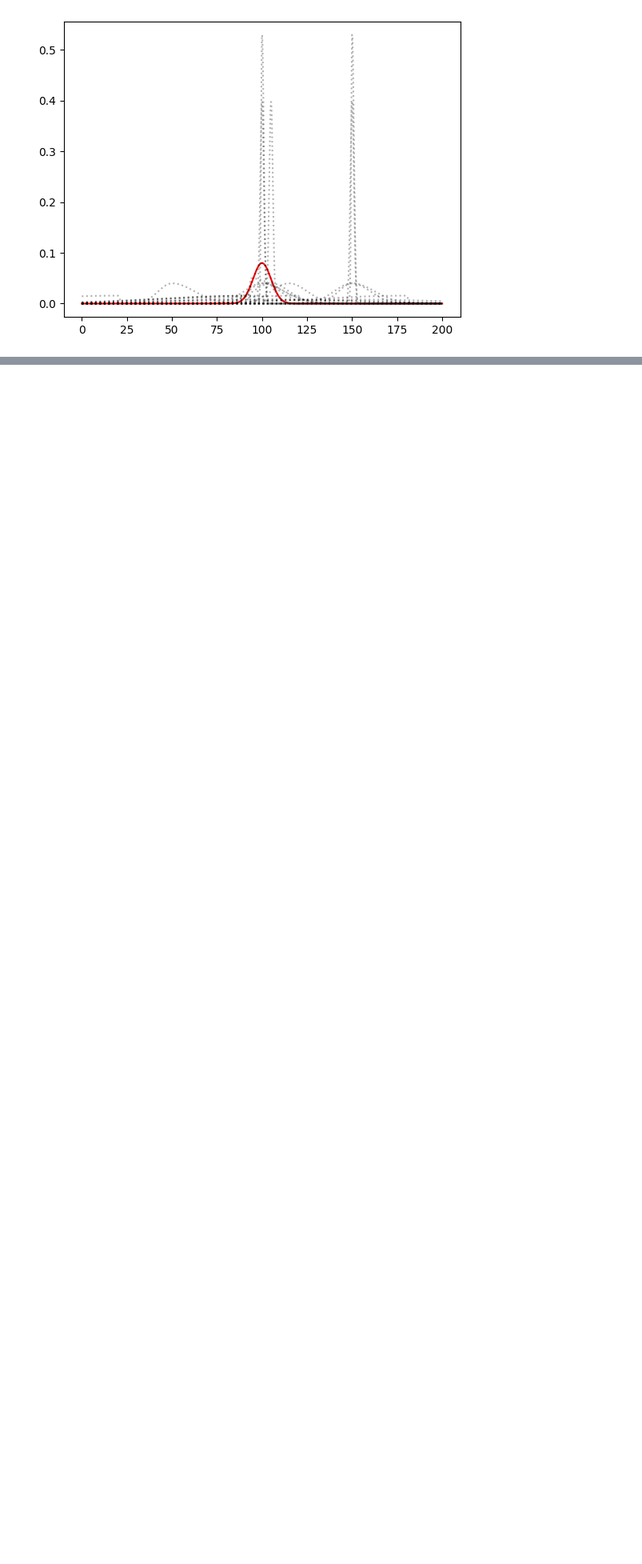
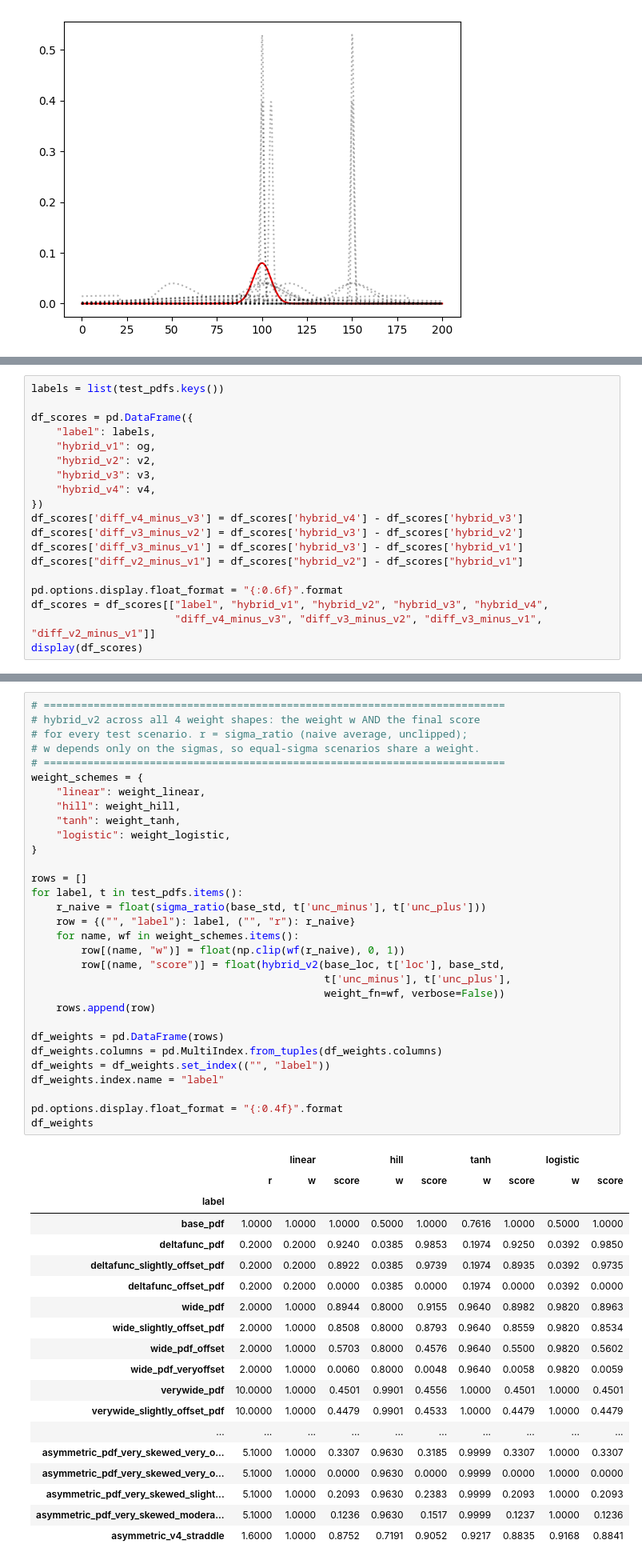
Before and after one commit to sopanda0910/distance-scoring-tests, a Jupyter notebook: hybrid_new.ipynb, the cells around one changed output, grey strips where cells are left out. Shown at 80% size. Cells and saved outputs as stored; diff of their text form; blank space fills up the shorter version.

```diff
--- a/hybrid_new.ipynb
+++ b/hybrid_new.ipynb
@@ -371,0 +468,19 @@ for label, test in test_pdfs.items():
+# %%
+labels = list(test_pdfs.keys())
+
+df_scores = pd.DataFrame({
+    "label": labels,
+    "hybrid_v1": og,
+    "hybrid_v2": v2,
+    "hybrid_v3": v3,
+    "hybrid_v4": v4,
+})
+df_scores['diff_v4_minus_v3'] = df_scores['hybrid_v4'] - df_scores['hybrid_v3']
+df_scores['diff_v3_minus_v2'] = df_scores['hybrid_v3'] - df_scores['hybrid_v2']
+df_scores['diff_v3_minus_v1'] = df_scores['hybrid_v3'] - df_scores['hybrid_v1']
+df_scores["diff_v2_minus_v1"] = df_scores["hybrid_v2"] - df_scores["hybrid_v1"]
+
+pd.options.display.float_format = "{:0.6f}".format
+df_scores = df_scores[["label", "hybrid_v1", "hybrid_v2", "hybrid_v3", "hybrid_v4",
+                       "diff_v4_minus_v3", "diff_v3_minus_v2", "diff_v3_minus_v1", "diff_v2_minus_v1"]]
+display(df_scores)
@@ -371,0 +505,51 @@ for label, test in test_pdfs.items():
+# %%
+# ==========================================================================
+# hybrid_v2 across all 4 weight shapes: the weight w AND the final score
+# for every test scenario. r = sigma_ratio (naive average, unclipped);
+# w depends only on the sigmas, so equal-sigma scenarios share a weight.
+# ==========================================================================
+weight_schemes = {
+    "linear": weight_linear,
+    "hill": weight_hill,
+    "tanh": weight_tanh,
+    "logistic": weight_logistic,
+}
+
+rows = []
+for label, t in test_pdfs.items():
+    r_naive = float(sigma_ratio(base_std, t['unc_minus'], t['unc_plus']))
+    row = {("", "label"): label, ("", "r"): r_naive}
+    for name, wf in weight_schemes.items():
+        row[(name, "w")] = float(np.clip(wf(r_naive), 0, 1))
+        row[(name, "score")] = float(hybrid_v2(base_loc, t['loc'], base_std,
+                                               t['unc_minus'], t['unc_plus'],
+                                               weight_fn=wf, verbose=False))
+    rows.append(row)
+
+df_weights = pd.DataFrame(rows)
+df_weights.columns = pd.MultiIndex.from_tuples(df_weights.columns)
+df_weights = df_weights.set_index(("", "label"))
+df_weights.index.name = "label"
+
+pd.options.display.float_format = "{:0.4f}".format
+df_weights
+# %% [output]
+|  |  | linear |  | hill |  | tanh |  | logistic |  |
+|  | r | w | score | w | score | w | score | w | score |
+| label |  |  |  |  |  |  |  |  |  |
+| base_pdf | 1.0000 | 1.0000 | 1.0000 | 0.5000 | 1.0000 | 0.7616 | 1.0000 | 0.5000 | 1.0000 |
+| deltafunc_pdf | 0.2000 | 0.2000 | 0.9240 | 0.0385 | 0.9853 | 0.1974 | 0.9250 | 0.0392 | 0.9850 |
+| deltafunc_slightly_offset_pdf | 0.2000 | 0.2000 | 0.8922 | 0.0385 | 0.9739 | 0.1974 | 0.8935 | 0.0392 | 0.9735 |
+| deltafunc_offset_pdf | 0.2000 | 0.2000 | 0.0000 | 0.0385 | 0.0000 | 0.1974 | 0.0000 | 0.0392 | 0.0000 |
+| wide_pdf | 2.0000 | 1.0000 | 0.8944 | 0.8000 | 0.9155 | 0.9640 | 0.8982 | 0.9820 | 0.8963 |
+| wide_slightly_offset_pdf | 2.0000 | 1.0000 | 0.8508 | 0.8000 | 0.8793 | 0.9640 | 0.8559 | 0.9820 | 0.8534 |
+| wide_pdf_offset | 2.0000 | 1.0000 | 0.5703 | 0.8000 | 0.4576 | 0.9640 | 0.5500 | 0.9820 | 0.5602 |
+| wide_pdf_veryoffset | 2.0000 | 1.0000 | 0.0060 | 0.8000 | 0.0048 | 0.9640 | 0.0058 | 0.9820 | 0.0059 |
+| verywide_pdf | 10.0000 | 1.0000 | 0.4501 | 0.9901 | 0.4556 | 1.0000 | 0.4501 | 1.0000 | 0.4501 |
+| verywide_slightly_offset_pdf | 10.0000 | 1.0000 | 0.4479 | 0.9901 | 0.4533 | 1.0000 | 0.4479 | 1.0000 | 0.4479 |
+| ... | ... | ... | ... | ... | ... | ... | ... | ... | ... |
+| asymmetric_pdf_very_skewed_very_o... | 5.1000 | 1.0000 | 0.3307 | 0.9630 | 0.3185 | 0.9999 | 0.3307 | 1.0000 | 0.3307 |
+| asymmetric_pdf_very_skewed_very_o... | 5.1000 | 1.0000 | 0.0000 | 0.9630 | 0.0000 | 0.9999 | 0.0000 | 1.0000 | 0.0000 |
+| asymmetric_pdf_very_skewed_slight... | 5.1000 | 1.0000 | 0.2093 | 0.9630 | 0.2383 | 0.9999 | 0.2093 | 1.0000 | 0.2093 |
+| asymmetric_pdf_very_skewed_modera... | 5.1000 | 1.0000 | 0.1236 | 0.9630 | 0.1517 | 0.9999 | 0.1237 | 1.0000 | 0.1236 |
+| asymmetric_v4_straddle | 1.6000 | 1.0000 | 0.8752 | 0.7191 | 0.9052 | 0.9217 | 0.8835 | 0.9168 | 0.8841 |
```
Also changed, not shown: parts of 8 cells of this notebook, 57 other files.
